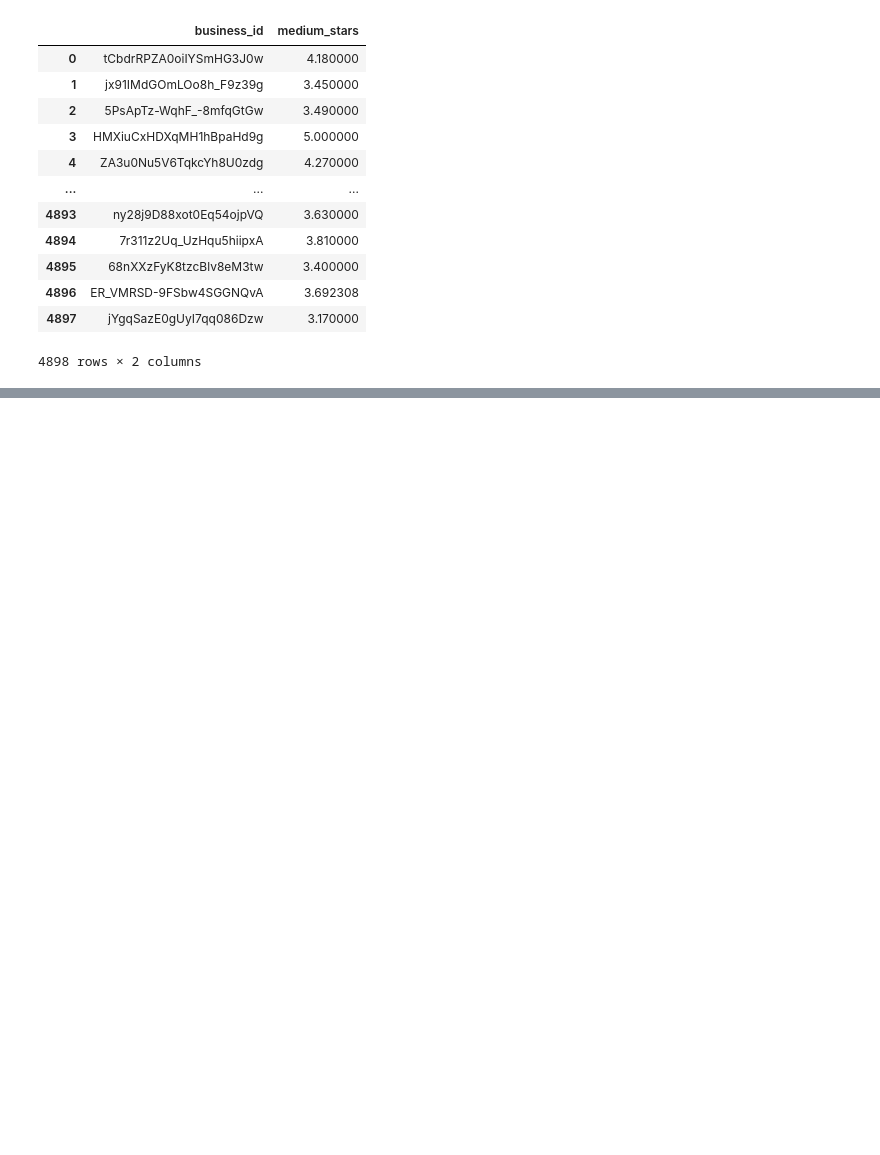
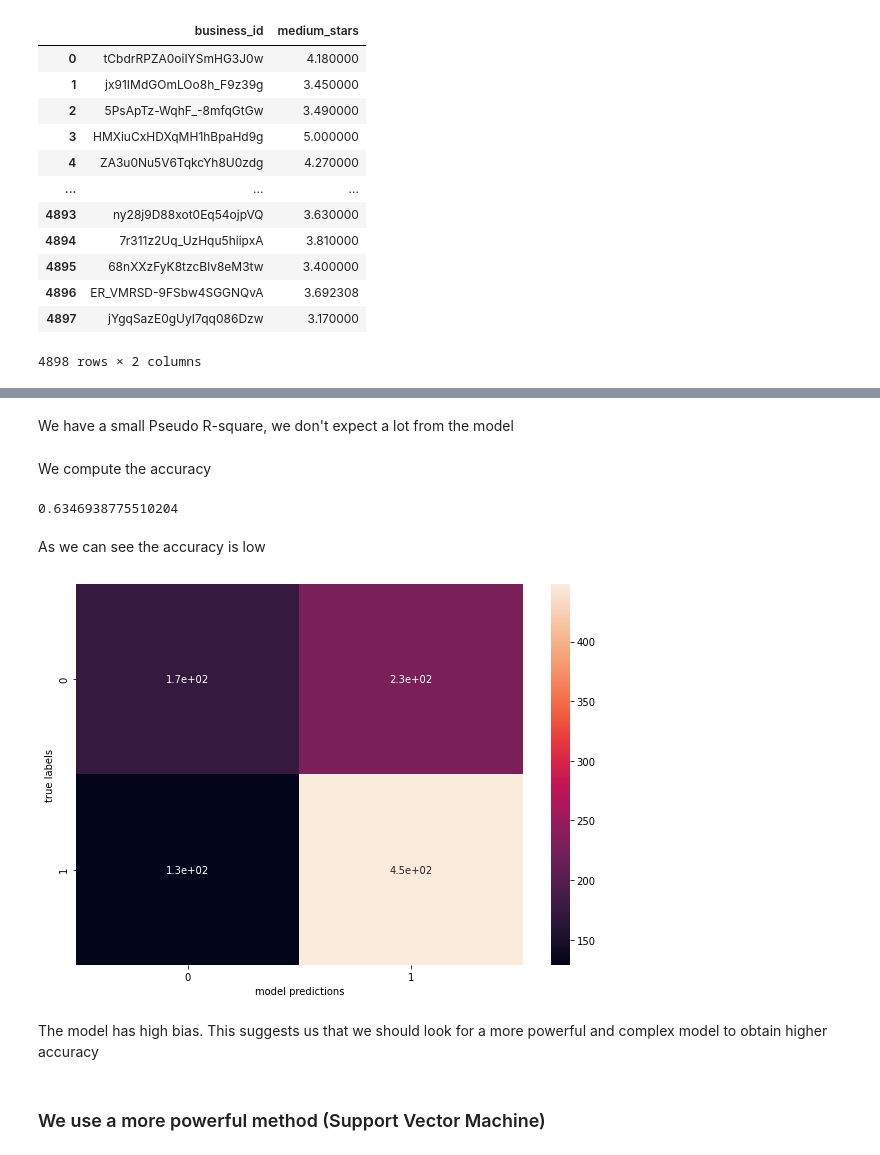
Before and after one commit to lucarossi9/Statistical-computation-project-2, a Jupyter notebook: closing_restaurants.ipynb, the cells around one changed output, grey strips where cells are left out. Cells and saved outputs as stored; diff of their text form; code cells hidden in the pictures; blank space fills up the shorter version.

Commit message:
added machine learning model

```diff
--- a/closing_restaurants.ipynb
+++ b/closing_restaurants.ipynb
@@ -490,0 +484,15 @@ df_final
+# %%
+from sklearn.model_selection import train_test_split
+
+# We split between train and test
+
+train, test = train_test_split(df_final, test_size=0.2)
+# %%
+# logit is logistic regression.
+
+mod = smf.logit(formula='is_open ~  medium_stars + Cafes + Sandwiches + \
+                        Bars + Beer + Pizza	 + \
+                        Mexican + Burgers +\
+                        Nightlife + stars + review_count +nhours', data=train)
+res = mod.fit()
+print(res.summary())
@@ -490,0 +524,30 @@ df_final
+# %% [markdown]
+We have a small Pseudo R-square, we don't expect a lot from the model
+# %%
+y_pred = [0 if el <0.5 else 1 for el in res.predict(test).values]
+# %% [markdown]
+We compute the accuracy
+# %%
+from sklearn.metrics import accuracy_score as acc
+
+print(acc(y_pred, test['is_open'].values))
+# %% [output]
+0.6346938775510204
+# %% [markdown]
+As we can see the accuracy is low
+# %%
+from sklearn import metrics
+
+cm=metrics.confusion_matrix(test['is_open'].values, y_pred)
+df_cm = pd.DataFrame(cm, range(2),range(2))
+plt.figure(figsize = (10,7))
+sb.heatmap(df_cm, annot=True)
+plt.xlabel('model predictions')
+plt.ylabel('true labels')
+plt.show()
+# %% [output]
+[figure, added]
+# %% [markdown]
+The model has high bias. This suggests us that we should look for a more powerful and complex model to obtain higher accuracy
+# %% [markdown]
+### We use a more powerful method (Support Vector Machine)
```
Also changed, not shown: parts of 23 cells of this notebook.
